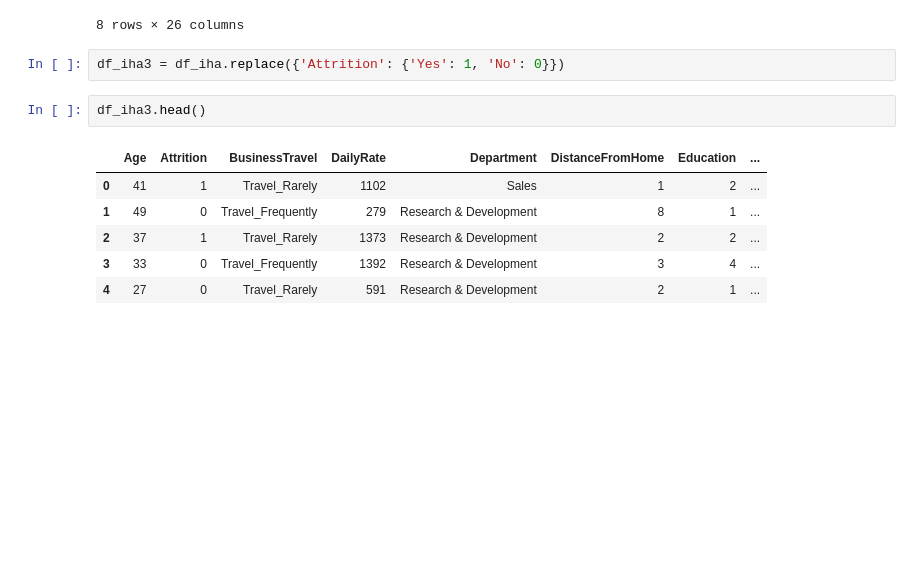
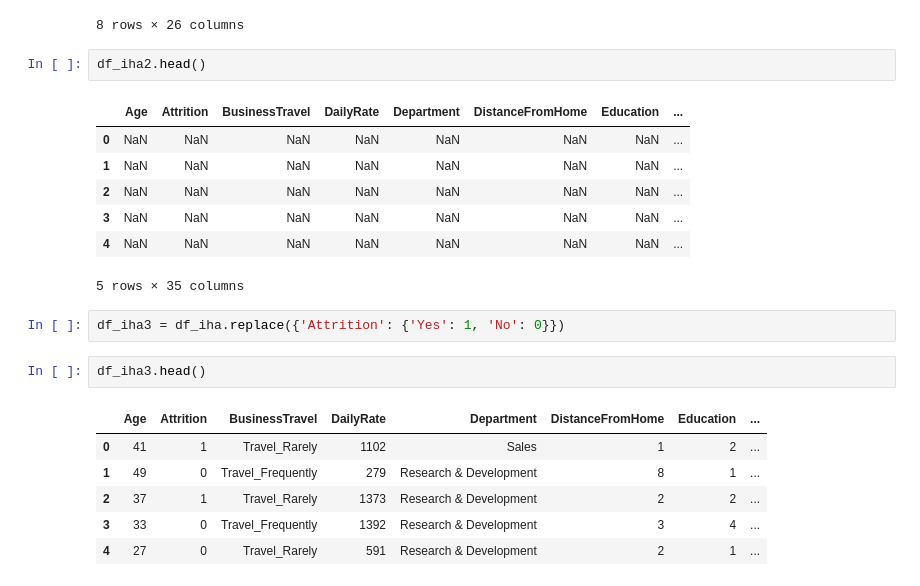
Before and after one commit to rmn976/python-eda, a Jupyter notebook: exercices/Datavisualisation_exos_variables_catégoriques.ipynb, the cells around one changed output. Saved outputs shown, nothing was run; the diff lists cells and outputs as text; blank space fills up the shorter version.

```diff
--- a/exercices/Datavisualisation_exos_variables_catégoriques.ipynb
+++ b/exercices/Datavisualisation_exos_variables_catégoriques.ipynb
@@ -79,6 +79,16 @@ df_iha2.describe()
 | 75% | 53.000000 | 1217.000000 | 12.000000 | 4.000000 | 1.0 | 1423.500000 | 4.000000 | ... |
 | max | 60.000000 | 1499.000000 | 29.000000 | 5.000000 | 1.0 | 2056.000000 | 4.000000 | ... |
 8 rows × 26 columns
+# %%
+df_iha2.head()
+# %% [output]
+|  | Age | Attrition | BusinessTravel | DailyRate | Department | DistanceFromHome | Education | ... |
+| 0 | NaN | NaN | NaN | NaN | NaN | NaN | NaN | ... |
+| 1 | NaN | NaN | NaN | NaN | NaN | NaN | NaN | ... |
+| 2 | NaN | NaN | NaN | NaN | NaN | NaN | NaN | ... |
+| 3 | NaN | NaN | NaN | NaN | NaN | NaN | NaN | ... |
+| 4 | NaN | NaN | NaN | NaN | NaN | NaN | NaN | ... |
+5 rows × 35 columns
 # %%
 df_iha3 = df_iha.replace({'Attrition': {'Yes': 1, 'No': 0}})
 # %%
```
Also changed, not shown: 5 other files.
